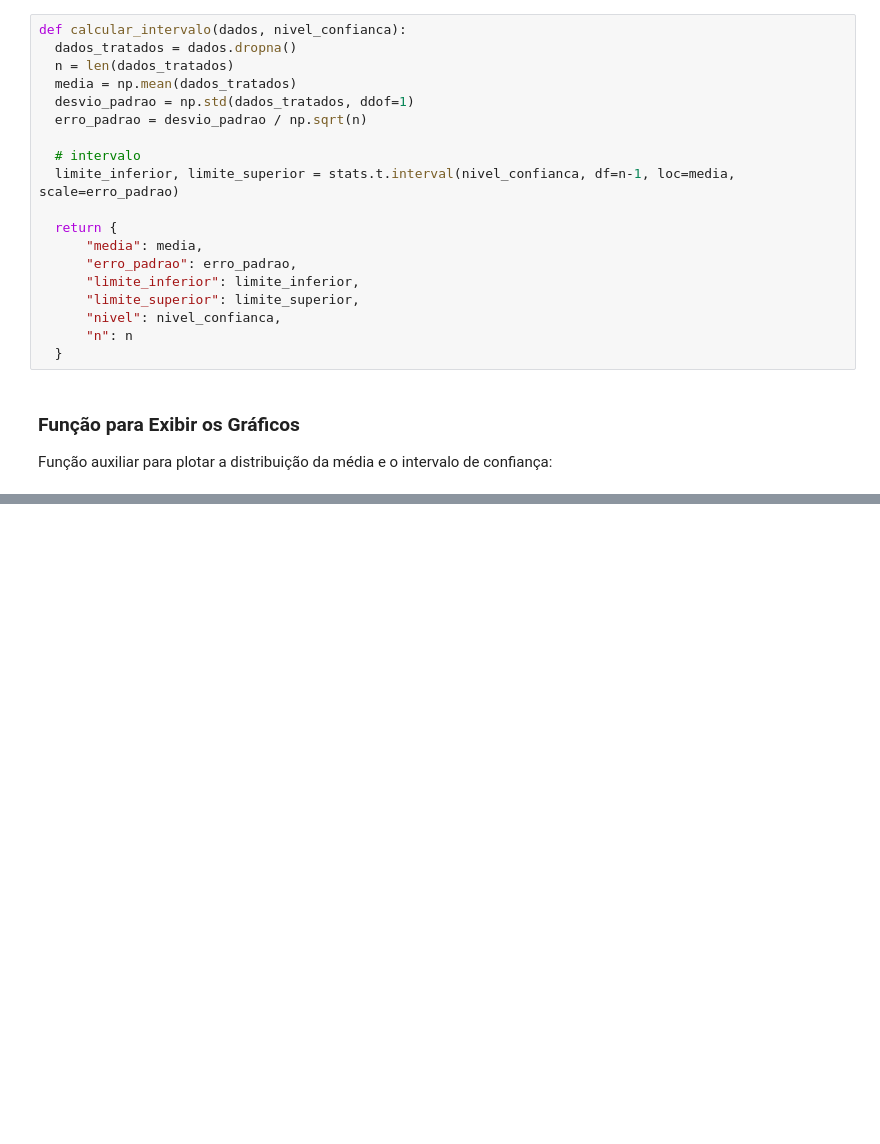
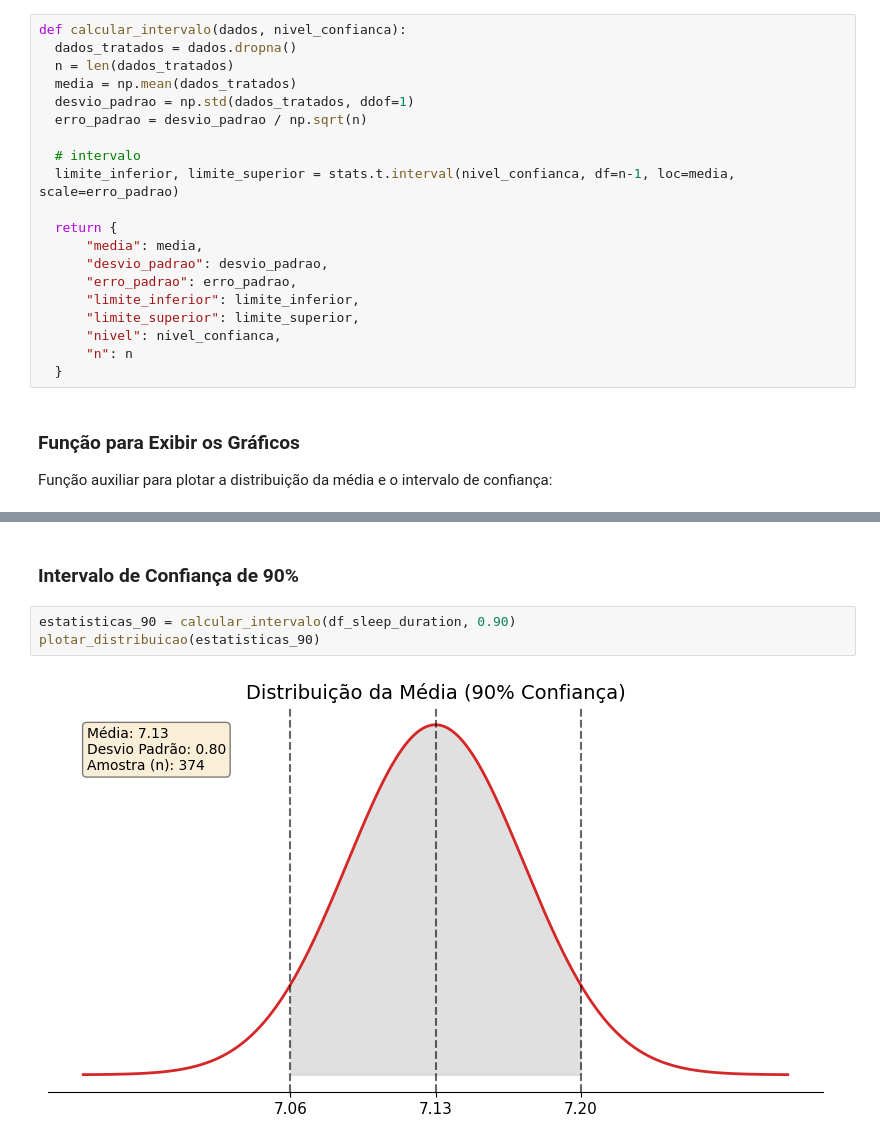
Before and after one commit to Itallo0708/Computational-Mathematics, a Jupyter notebook: notebooks/Atividade_2_2_Linear_regression_p_value_and_metrics.ipynb, the cells around one changed output, grey strips where cells are left out. Saved outputs shown, nothing was run; the diff lists cells and outputs as text; blank space fills up the shorter version.

```diff
--- a/notebooks/Atividade_2_2_Linear_regression_p_value_and_metrics.ipynb
+++ b/notebooks/Atividade_2_2_Linear_regression_p_value_and_metrics.ipynb
@@ -126,6 +140,7 @@ def calcular_intervalo(dados, nivel_confianca):
 
   return {
       "media": media,
+      "desvio_padrao": desvio_padrao,
       "erro_padrao": erro_padrao,
       "limite_inferior": limite_inferior,
       "limite_superior": limite_superior,
@@ -137,0 +204,7 @@ Função auxiliar para plotar a distribuição da média e o intervalo de confia
+# %% [markdown]
+### Intervalo de Confiança de 90%
+# %%
+estatisticas_90 = calcular_intervalo(df_sleep_duration, 0.90)
+plotar_distribuicao(estatisticas_90)
+# %% [output]
+[figure, added]
```
Also changed, not shown: parts of 13 cells of this notebook.
